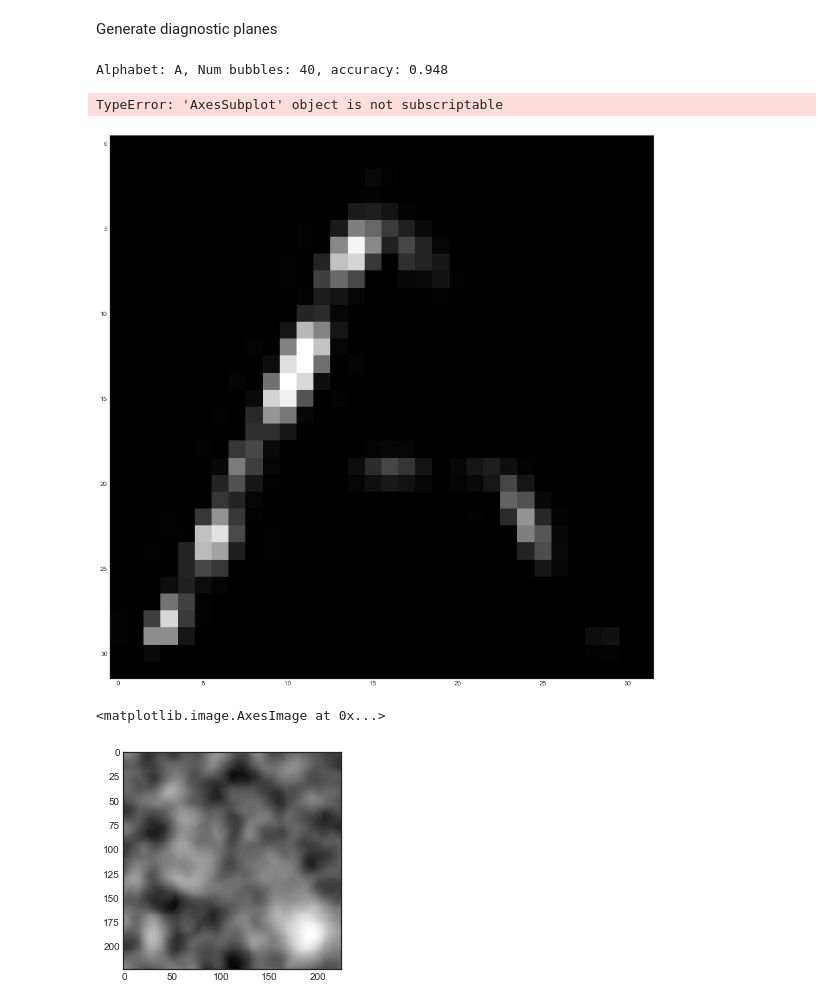
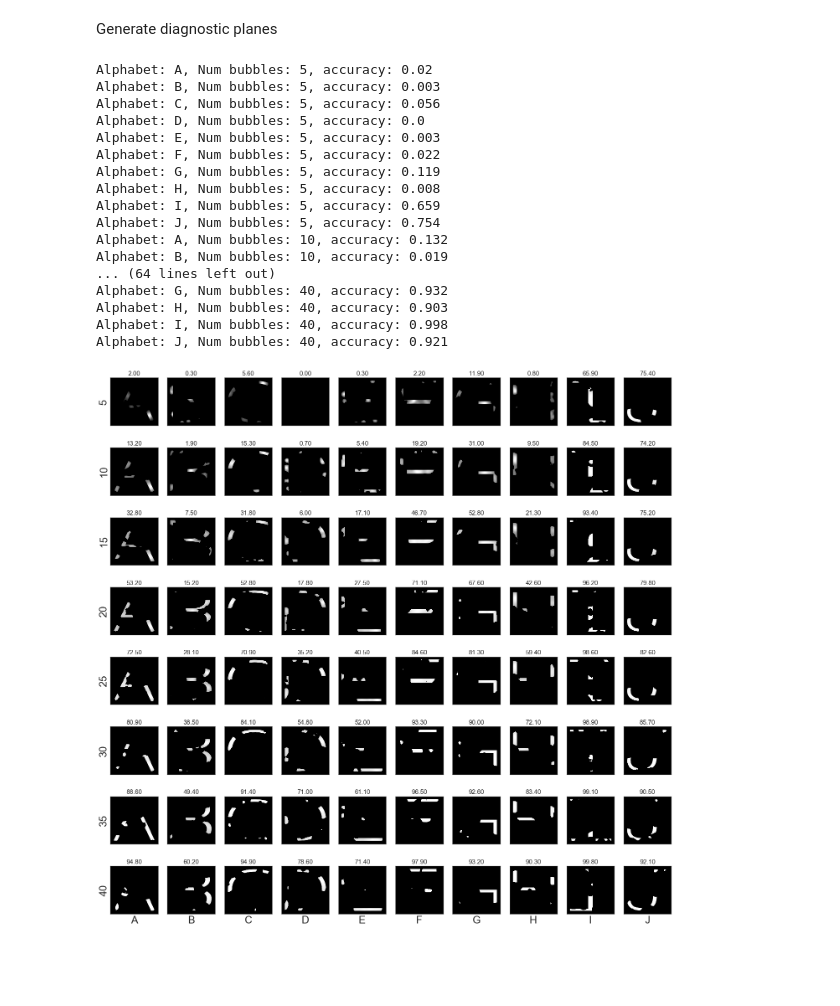
Before and after one commit to nishadsinghi/character-recognition-diagnosis, a Jupyter notebook: notMNIST_classification_proportionPlane.ipynb, the cells around one changed output. Cells and saved outputs as stored; diff of their text form; code cells hidden in the pictures; blank space fills up the shorter version.

```diff
--- a/notMNIST_classification_proportionPlane.ipynb
+++ b/notMNIST_classification_proportionPlane.ipynb
@@ -323,10 +323,10 @@ def loadImage(path, resize):
     return img_data
 
 
-allNumBubbles = [40]#list(range(5, 45, 5))
-allAlphabets = ["A"]#, 'B', "C", "D", "E", "F", "G", "H", "I", "J"]
+allNumBubbles = list(range(5, 45, 5))
+allAlphabets = ["A", 'B', "C", "D", "E", "F", "G", "H", "I", "J"]
 fig, ax = plt.subplots(len(allNumBubbles), len(allAlphabets))
-fig.set_size_inches(16, 16)
+fig.set_size_inches(24, 24)
 
 for row in range(len(allNumBubbles)):
     for column in range(len(allAlphabets)):
@@ -344,45 +344,58 @@ for row in range(len(allNumBubbles)):
             mask = loadImage(maskPath, False)
             if isCorrect:
                 correctStim.append(mask)
             else:
                 incorrectStim.append(mask)
         totalStim = correctStim + incorrectStim
         accuracy = len(correctStim)/len(totalStim)
         correctPlane = np.sum(correctStim, axis=0)
         totalPlane = np.sum(np.array(totalStim), axis=0)
         proportionPlane = np.divide(correctPlane, totalPlane)
         clipped = proportionPlane.copy()
-        clippingThreshold = getConfidenceIntervalThreshold(proportionPlane, 0.99)
-        clipped[clipped[:, :] < clippingThreshold] = 0
-#         clipped[clipped[:, :] < np.quantile(proportionPlane, 0.95)] = 0
+#         clippingThreshold = getConfidenceIntervalThreshold(proportionPlane, 0.99)
+#         clipped[clipped[:, :] < clippingThreshold] = 0
+        clipped[clipped[:, :] < np.quantile(proportionPlane, 0.9)] = 0
         originalImagePath = "/Users/nishadsinghi/chetan_sir/finalStim100Each/{}.png".format(alphabet)
         originalImage = Image.open(originalImagePath)
         originalImageResized = originalImage.resize((224, 224), resample = PIL.Image.LANCZOS)
         final = np.multiply(clipped,originalImageResized)
 
         print("Alphabet: {}, Num bubbles: {}, accuracy: {}".format(alphabet, numBubbles, accuracy))
         ax[row][column].tick_params(axis='both', which='both', bottom=False, top=False, labelbottom=False, labelleft=False)
-        ax[row][column].set_title("%.2f"%(accuracy*100))
-        ax[row][column].imshow(clipped, cmap='gray')
+        ax[row][column].set_title("%.2f"%(accuracy*100), fontsize=15)
+        ax[row][column].imshow(final, cmap='gray')
+        if row == len(allNumBubbles) - 1:
+            ax[row][column].set_xlabel(alphabet, fontsize=25)
+        if column == 0:
+            ax[row][column].set_ylabel(numBubbles, fontsize=25)
 
 #     clipped_img = Image.fromarray(clipped * 255)
 #     if clipped_img.mode != 'RGB':
 #         clipped_img = clipped_img.convert('RGB')
 #     clipped_img.save("diagnostic/{}_filter.png".format(alphabet))
 #     final_img = Image.fromarray(final)
 #     if final_img.mode != 'RGB':
 #         final_img = final_img.convert('RGB')
 #     final_img.save("diagnostic/{}.png".format(alphabet))
 
 
-# plt.savefig('CNN_english_allDiagnosticPlanes.png')
+plt.savefig('CNN_english_allDiagnosticImages_90Percentile.png')
 # %% [output]
-Alphabet: A, Num bubbles: 40, accuracy: 0.948
+Alphabet: A, Num bubbles: 5, accuracy: 0.02
+Alphabet: B, Num bubbles: 5, accuracy: 0.003
+Alphabet: C, Num bubbles: 5, accuracy: 0.056
+Alphabet: D, Num bubbles: 5, accuracy: 0.0
+Alphabet: E, Num bubbles: 5, accuracy: 0.003
+Alphabet: F, Num bubbles: 5, accuracy: 0.022
+Alphabet: G, Num bubbles: 5, accuracy: 0.119
+Alphabet: H, Num bubbles: 5, accuracy: 0.008
+Alphabet: I, Num bubbles: 5, accuracy: 0.659
+Alphabet: J, Num bubbles: 5, accuracy: 0.754
+Alphabet: A, Num bubbles: 10, accuracy: 0.132
+Alphabet: B, Num bubbles: 10, accuracy: 0.019
+... (64 lines left out)
+Alphabet: G, Num bubbles: 40, accuracy: 0.932
+Alphabet: H, Num bubbles: 40, accuracy: 0.903
+Alphabet: I, Num bubbles: 40, accuracy: 0.998
+Alphabet: J, Num bubbles: 40, accuracy: 0.921
-TypeError: 'AxesSubplot' object is not subscriptable
-[figure, old version]
+[figure, new version]
-# %%
-plt.imshow(proportionPlane, cmap='gray')
-# plt.imshow(np.multiply(incorrectStim[22],originalImageResized), cmap='gray')
-# %% [output]
-<matplotlib.image.AxesImage at 0x...>
-[figure, removed]
```
Also changed, not shown: parts of 4 cells of this notebook, 1 other file.
